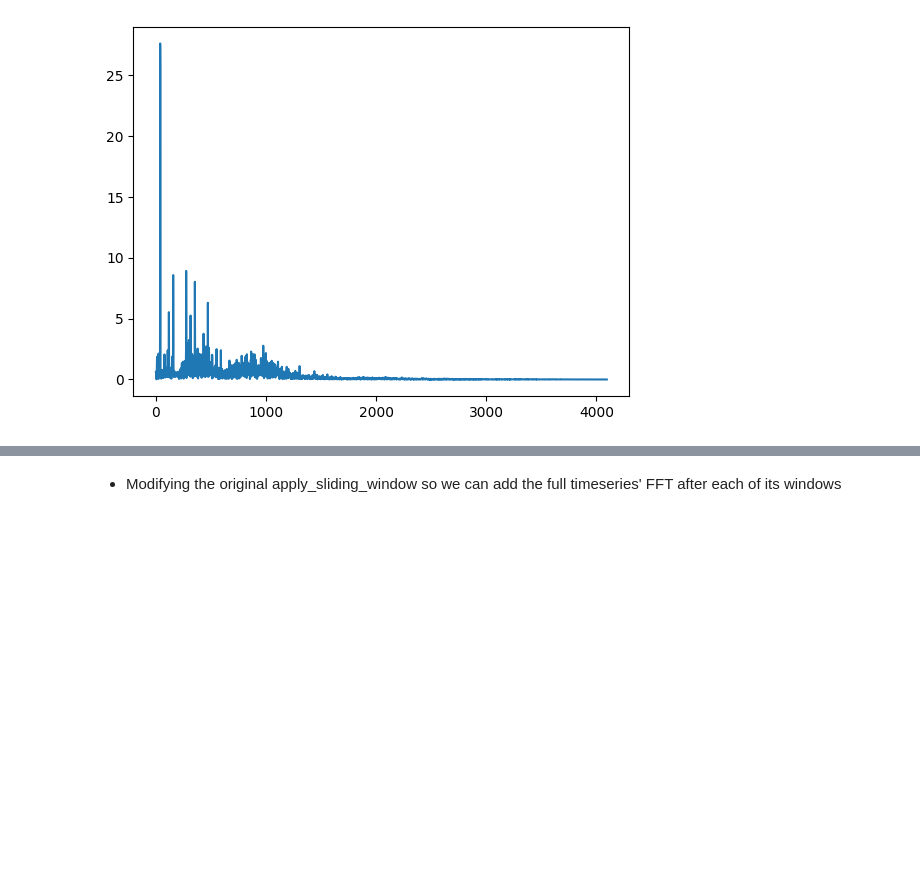
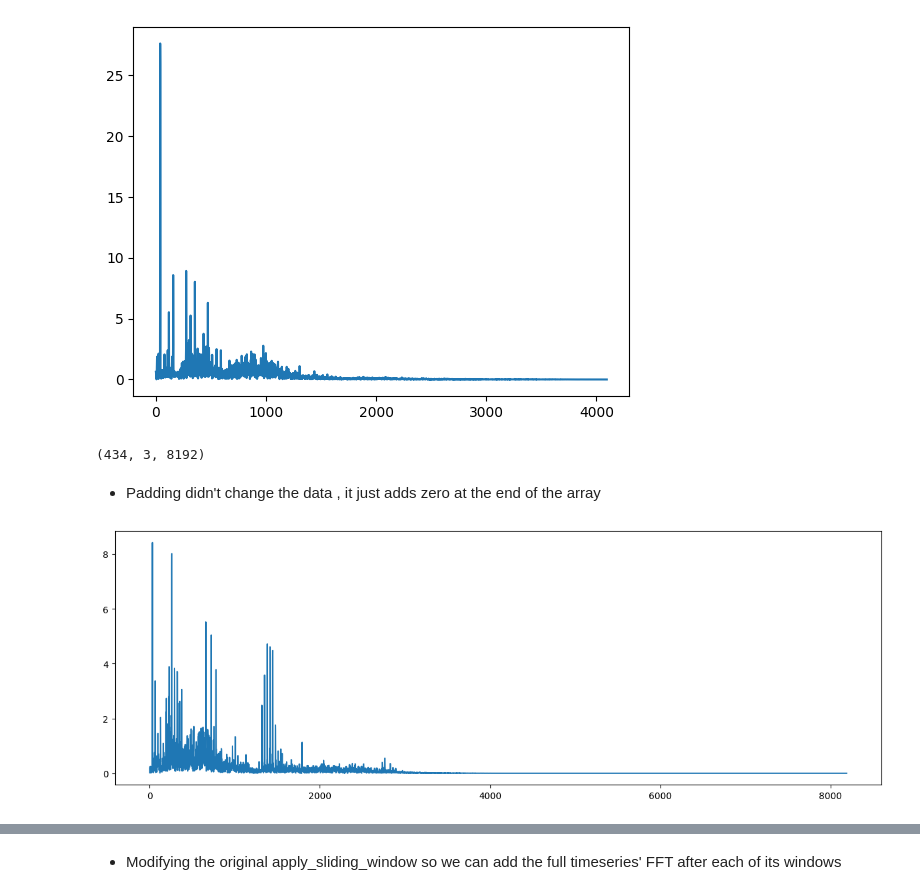
Before and after one commit to Omar-Elhakim/Using-AI-in-machinery-fault-diagnosis, a Jupyter notebook: Timeseries + FFT model.ipynb, the cells around one changed output, grey strips where cells are left out. Saved outputs shown, nothing was run; the diff lists cells and outputs as text; code cells hidden in the pictures; blank space fills up the shorter version.

```diff
--- a/Timeseries + FFT model.ipynb
+++ b/Timeseries + FFT model.ipynb
@@ -6,5 +9,5 @@ import matplotlib.pyplot as plt
 # %%
-preloader = PreLoader.PreLoader("vhr")
+preloader = preloader.PreLoader("vhr")
 # %%
 # Loading the data , we will with faults instead of status
 ts = preloader.get_3d_ts_array()
@@ -93,3 +96,29 @@ plt.plot(x_ts_fft[0][0][8192:])
 # %% [output]
 [<matplotlib.lines.Line2D at 0x...>]
 [figure]
+# %%
+# Padding function
+def pad(array_3d):
+    max_length = max(len(sub_arr) for arr in array_3d for sub_arr in arr)
+    padded_array_3d = [
+        [
+            np.pad(sub_arr, (0, max_length - len(sub_arr)), mode="constant")
+            for sub_arr in arr
+        ]
+        for arr in array_3d
+    ]
+    return np.array(padded_array_3d)
+# %%
+x_FFT_padded = pad(x_FFT)
+# %%
+x_FFT_padded.shape
+# %% [output]
+(434, 3, 8192)
+# %% [markdown]
+* Padding didn't change the data , it just adds zero at the end of the array
+# %%
+plt.figure(figsize=(15, 5))
+plt.plot(x_FFT_padded[333][0])
+plt.show()
+# %% [output]
+[figure, added]
```
Also changed, not shown: parts of 45 cells of this notebook, 3 other files.
